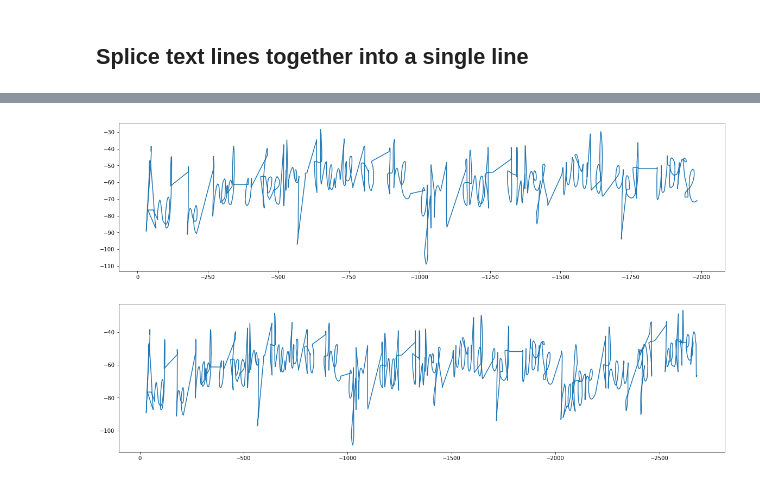
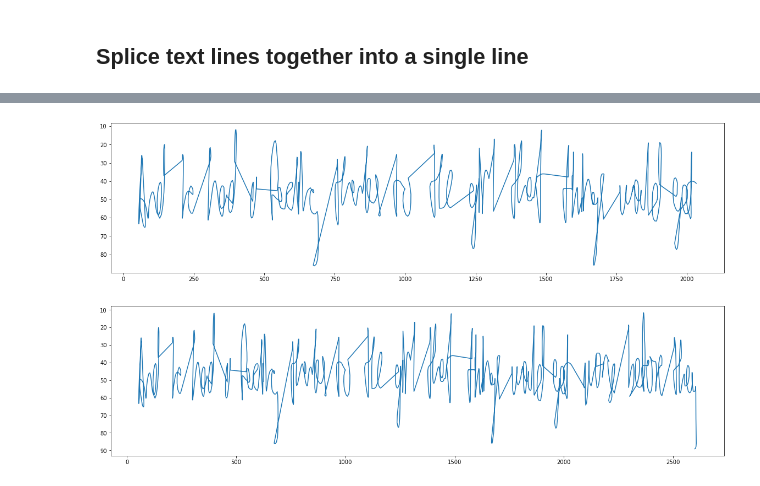
Before and after one commit to CustardTart32/digital-pen-backend, a Jupyter notebook: notebooks/format_ink.ipynb, the cells around one changed output, grey strips where cells are left out. Drawn from its saved outputs; the diff is of its cells as text; code cells hidden in the pictures.

```diff
--- a/notebooks/format_ink.ipynb
+++ b/notebooks/format_ink.ipynb
@@ -7,6 +7,6 @@ import matplotlib.pyplot as plt
 from sklearn.preprocessing import normalize, StandardScaler
 from sklearn.cluster import DBSCAN
 # %%
-with open("../data/uploaded_ink/dg5A2HQQudmaSH0b01Jh.json") as f:
+with open("../data/uploaded_ink/YcZlWUAJsNtGB7r6XDFD.json") as f:
     ink = json.load(f)
 # %%
@@ -52,6 +52,6 @@ for label in u_labels:
 for textLine in textLines:
     plt.figure(figsize=(20,5))
     plt.plot(textLine["x"], textLine["y"])
-    plt.gca().invert_xaxis()
+    plt.gca().invert_yaxis()
     plt.show()
 # %% [output]
@@ -102,6 +102,6 @@ for textLine in textLines_filled:
 
     plt.figure(figsize=(20,5))
     plt.plot(x_filled, y_filled)
-    plt.gca().invert_xaxis()
+    plt.gca().invert_yaxis()
     plt.show()
 # %% [output]
@@ -125,36 +125,36 @@ plt.show()
 # %%
 # Determine the y-mean and x-last of the first line
-x_right_last = np.min(textLines_filled[0]["x"])
+x_right_last = np.max(textLines_filled[0]["x"])
 y_mean_1 = np.mean(textLines_filled[0]["y"])
 
 # For each line after the first
 for i in range(1, len(textLines_filled)):
     textLine = textLines_filled[i]
 
     # Get the x-start and y_mean of the new line
     # x_left_curr = np.max(textLine["x"])
     y_mean_curr = np.mean(textLine["y"])
 
     # Add x_right_last to all x values of the next line
     x = textLine["x"]
 
     x_new = x + x_right_last
 
-    x_right_last = np.min(x_new)
+    x_right_last = np.max(x_new)
 
     # Minus the difference of means to y values
     y = textLine["y"]
     y_new = y + y_mean_1 - y_mean_curr
 
     merged_textLine["x"] = np.append(merged_textLine["x"], x_new)
     merged_textLine["y"] = np.append(merged_textLine["y"], y_new)
     merged_textLine["t"] = np.append(merged_textLine["t"], textLine["t"])
     merged_textLine["p"] = np.append(merged_textLine["p"], textLine["p"])
 
     plt.figure(figsize=(20,5))
     plt.plot(merged_textLine["x"], merged_textLine["y"])
-    plt.gca().invert_xaxis()
+    plt.gca().invert_yaxis()
     plt.show()
 # %% [output]
-[figure, old version]
+[figure, new version]
-[figure, old version]
+[figure, new version]
```
Also changed, not shown: parts of 6 cells of this notebook, 2 other files.
